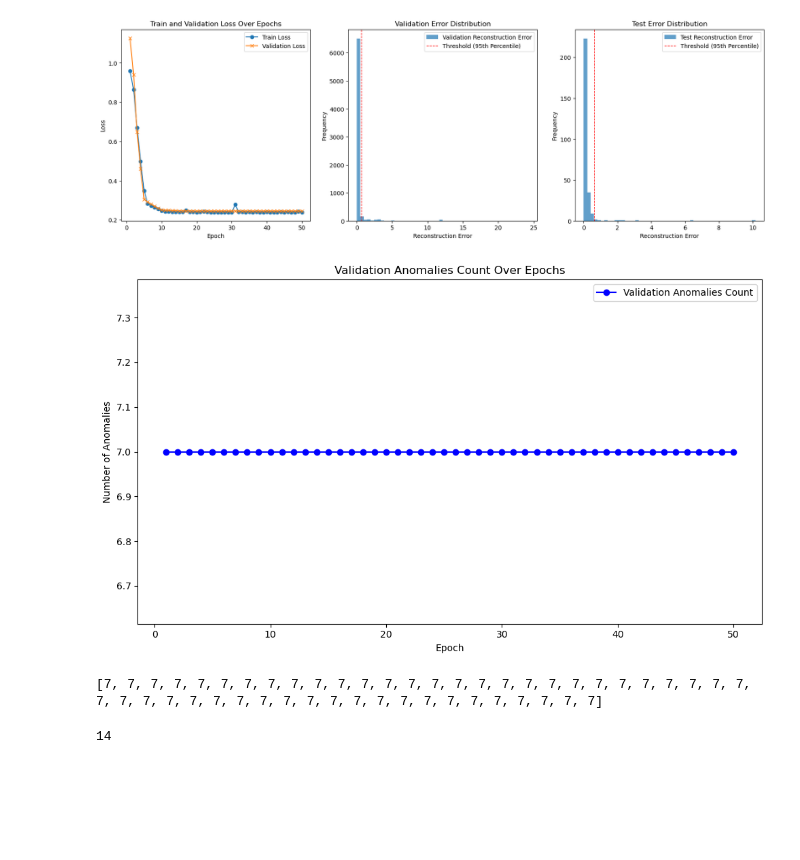
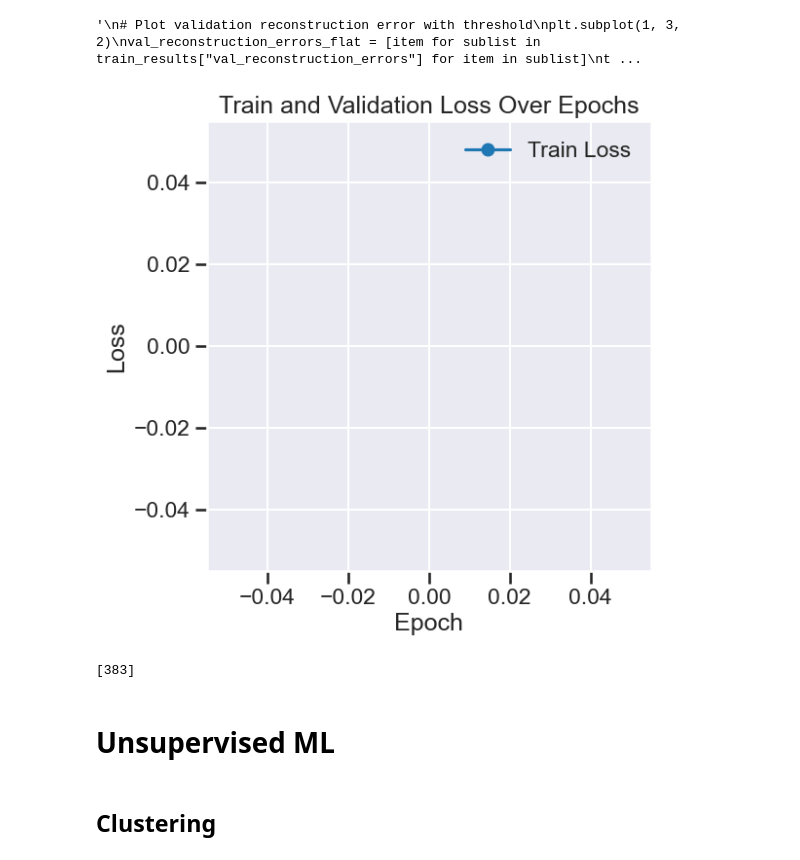
Before and after one commit to Ahmed-Samir11/Cosmic-Analysts, a Jupyter notebook: main.ipynb, the cells around one changed output. Cells and saved outputs as stored; diff of their text form; code cells hidden in the pictures; blank space fills up the shorter version.

```diff
--- a/main.ipynb
+++ b/main.ipynb
@@ -183,0 +301,7 @@ memory usage: 140.9 KB
+# %%
+plt.figure(figsize=(10, 6))
+features_df.set_index('start_time')['duration_seconds'].resample('D').mean().plot()
+plt.title('Average Duration over Time (Daily)')
+plt.ylabel('Duration (Seconds)')
+plt.xlabel('Time')
+plt.show()
@@ -184,7 +387,8 @@ memory usage: 140.9 KB
 # %%
+'''
 # Preprocessing
 scaler = StandardScaler()
-X_scaled = scaler.fit_transform(features_df.values)
+X_scaled = scaler.fit_transform(features_df[numerical_columns].values)
 X_train, X_temp = train_test_split(X_scaled, test_size=0.15, random_state=seed, shuffle=True)
 X_test, X_val = train_test_split(X_temp, test_size=1/3, random_state=seed, shuffle=False)
 
@@ -199,6 +403,17 @@ val_dataset = TensorDataset(X_val_tensor, X_val_tensor)
 val_dataloader = DataLoader(val_dataset, batch_size=16, shuffle=False)
 test_dataset = TensorDataset(X_test_tensor, X_test_tensor)
 test_dataloader = DataLoader(test_dataset, batch_size=16, shuffle=False)
+'''
+cols_to_use = ['station', 'channel', 'location' , 'sampling_rate', 'num_of_samples',
+                'mean', 'std', 'skewness', 'kurtosis', 'fft_mean', 'fft_std', 'energy', 'year',
+                  'duration_seconds', 'start_hour', 'end_hour']
+cols_to_encode = ['station', 'channel', 'location' , 'sampling_rate', 'year']
+le = LabelEncoder()
+for i in cols_to_encode:
+    features_df[i] = le.fit_transform(features_df[i])
+X_train_tensor = torch.tensor(features_df[cols_to_use].values)
+train_dataset = TensorDataset(X_train_tensor, X_train_tensor)
+train_dataloader = DataLoader(train_dataset, batch_size=16, shuffle=False)
 # %%
 # Initialize the model
 model = Autoencoder(X_train_tensor.shape[1])
@@ -327,4 +442,4 @@ def evaluate_autoencoder(model, dataloader, criterion, device):
 # %%
-train_results = train_autoencoder(model, train_dataloader, val_dataloader, num_epochs=50, num_eval_epoch=1, patience=50 ,optimizer=optimizer, scheduler=scheduler, save_dir=r"C:\Users\ahmed\OneDrive\Desktop\Cosmic Analysts\checkpoints")
+train_results = train_no_val(model, train_dataloader, num_epochs=1, patience=1 ,optimizer=optimizer, scheduler=scheduler, save_dir=r"C:\Users\ahmed\OneDrive\Desktop\Cosmic Analysts\checkpoints")
 # %% [output]
 Using device: cpu
@@ -343,6 +449,6 @@ Best model saved at epoch 11, val loss: 0.24926458878649604
 # %%
-test_results = evaluate_autoencoder(model, test_dataloader,criterion=nn.MSELoss(), device='cpu')
-test_reconstruction_errors = test_results["val_reconstruction_error"]
+#test_results = evaluate_autoencoder(model, test_dataloader,criterion=nn.MSELoss(), device='cpu')
+#test_reconstruction_errors = test_results["val_reconstruction_error"]
 # %%
 # Plot loss over epochs
 plt.figure(figsize=(20, 6))
@@ -351,51 +457,52 @@ plt.figure(figsize=(20, 6))
 plt.subplot(1, 3, 1)
 epochs_range = range(1, len(train_results["train_loss"]) + 1)
 plt.plot(epochs_range, train_results["train_loss"], label='Train Loss', marker='o')
-plt.plot(epochs_range, train_results["val_loss"], label='Validation Loss', marker='x')
+#plt.plot(epochs_range, train_results["val_loss"], label='Validation Loss', marker='x')
 plt.xlabel('Epoch')
 plt.ylabel('Loss')
 plt.title('Train and Validation Loss Over Epochs')
 plt.legend()
-
+'''
 # Plot validation reconstruction error with threshold
 plt.subplot(1, 3, 2)
 val_reconstruction_errors_flat = [item for sublist in train_results["val_reconstruction_errors"] for item in sublist]
-threshold = np.percentile(val_reconstruction_errors_flat, 95)
+threshold = np.percentile(val_reconstruction_errors_flat, 99)
 
 plt.hist(val_reconstruction_errors_flat, bins=50, alpha=0.7, label='Validation Reconstruction Error')
 plt.axvline(threshold, color='r', linestyle='dashed', linewidth=1, label='Threshold (95th Percentile)')
 plt.xlabel('Reconstruction Error')
 plt.ylabel('Frequency')
 plt.title('Validation Error Distribution')
 plt.legend()
 
 # Plot test reconstruction error with threshold
 plt.subplot(1, 3, 3)
 plt.hist(test_reconstruction_errors, bins=50, alpha=0.7, label='Test Reconstruction Error')
 plt.axvline(threshold, color='r', linestyle='dashed', linewidth=1, label='Threshold (95th Percentile)')
 plt.xlabel('Reconstruction Error')
 plt.ylabel('Frequency')
 plt.title('Test Error Distribution')
 plt.legend()
 
 # Plot validation anomalies count over epochs
 plt.figure(figsize=(10, 6))
 plt.plot(range(1, len(train_results["val_anomalies_counts"]) + 1), train_results["val_anomalies_counts"], marker='o', color='b', label='Validation Anomalies Count')
 plt.xlabel('Epoch')
 plt.ylabel('Number of Anomalies')
 plt.title('Validation Anomalies Count Over Epochs')
 plt.legend()
 
 plt.tight_layout()
 plt.show()
+'''
 # %% [output]
+'\n# Plot validation reconstruction error with threshold\nplt.subplot(1, 3, 2)\nval_reconstruction_errors_flat = [item for sublist in train_results["val_reconstruction_errors"] for item in sublist]\nt ...
-[figure, old version]
+[figure, new version]
-[figure, removed]
-# %%
-print(train_results["val_anomalies_counts"])
-# %% [output]
-[7, 7, 7, 7, 7, 7, 7, 7, 7, 7, 7, 7, 7, 7, 7, 7, 7, 7, 7, 7, 7, 7, 7, 7, 7, 7, 7, 7, 7, 7, 7, 7, 7, 7, 7, 7, 7, 7, 7, 7, 7, 7, 7, 7, 7, 7, 7, 7, 7, 7]
-# %%
-test_results["val_anomalies_count"]
-# %% [output]
-14
+# %%
+train_results["anomalies_counts"]
+# %% [output]
+[383]
+# %% [markdown]
+# Unsupervised ML
+# %% [markdown]
+## Clustering
```
Also changed, not shown: parts of 62 cells of this notebook.
